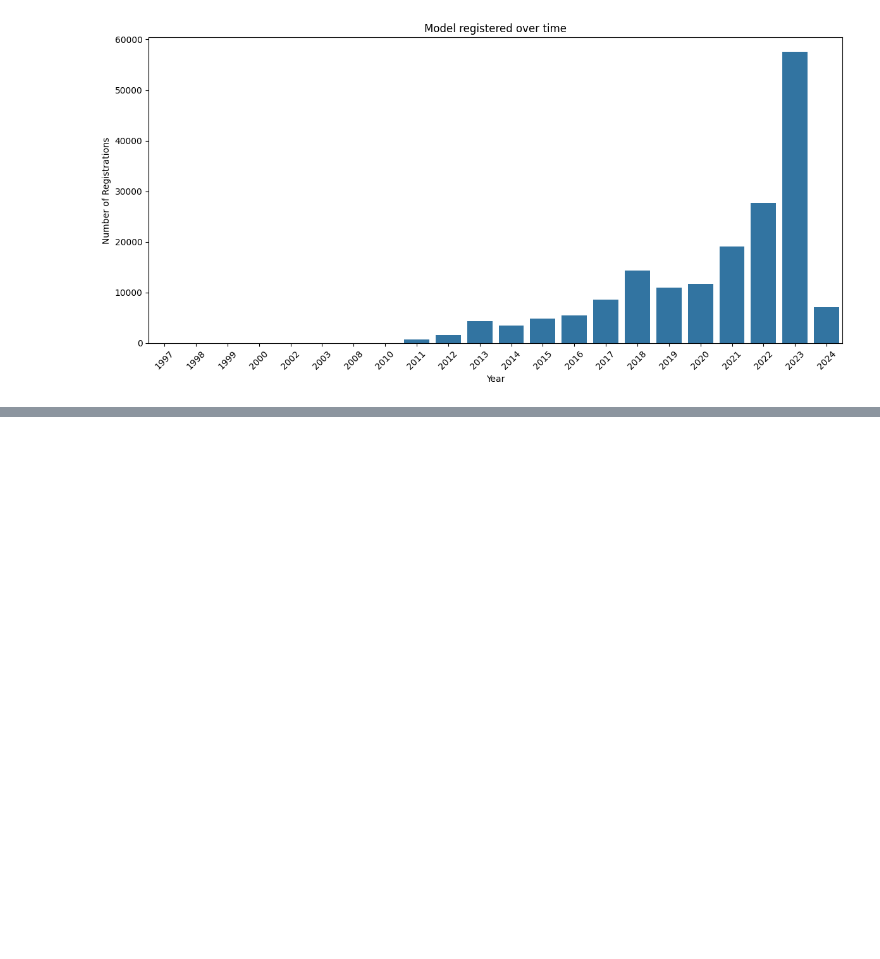
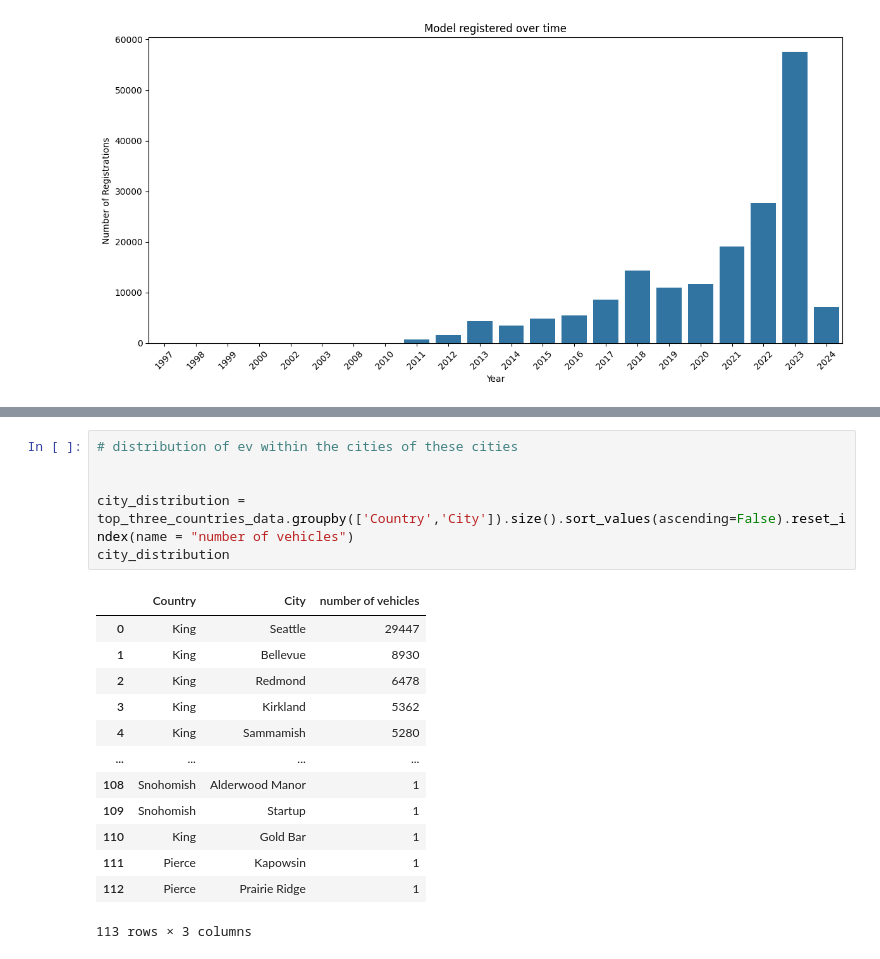
Before and after one commit to thanga-v2/case_study_and_projects, a Jupyter notebook: EV-Market-size-Analysis.ipynb, the cells around one changed output, grey strips where cells are left out. Drawn from its saved outputs; the diff is of its cells as text; blank space fills up the shorter version.

```diff
--- a/EV-Market-size-Analysis.ipynb
+++ b/EV-Market-size-Analysis.ipynb
@@ -167,0 +217,20 @@ Name: count, dtype: int64
+# %%
+# distribution of ev within the cities of these cities
+
+
+city_distribution = top_three_countries_data.groupby(['Country','City']).size().sort_values(ascending=False).reset_index(name = "number of vehicles")
+city_distribution
+# %% [output]
+|  | Country | City | number of vehicles |
+| 0 | King | Seattle | 29447 |
+| 1 | King | Bellevue | 8930 |
+| 2 | King | Redmond | 6478 |
+| 3 | King | Kirkland | 5362 |
+| 4 | King | Sammamish | 5280 |
+| ... | ... | ... | ... |
+| 108 | Snohomish | Alderwood Manor | 1 |
+| 109 | Snohomish | Startup | 1 |
+| 110 | King | Gold Bar | 1 |
+| 111 | Pierce | Kapowsin | 1 |
+| 112 | Pierce | Prairie Ridge | 1 |
+113 rows × 3 columns
```
Also changed, not shown: parts of 6 cells of this notebook, 1 other file.
